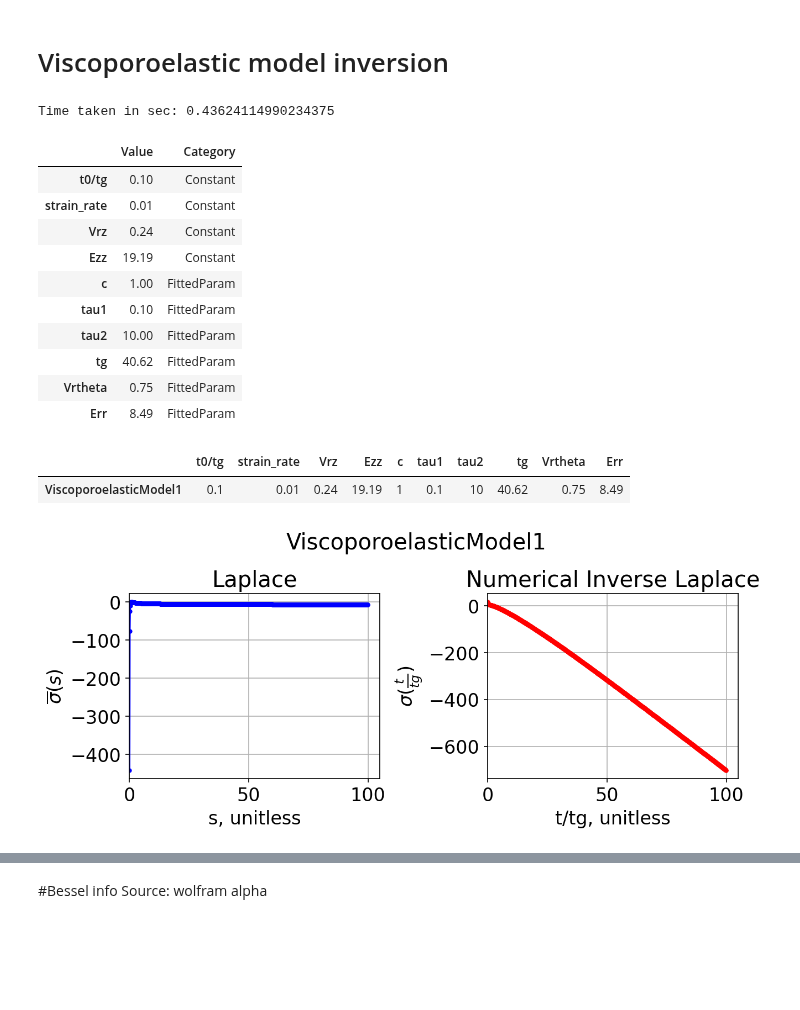
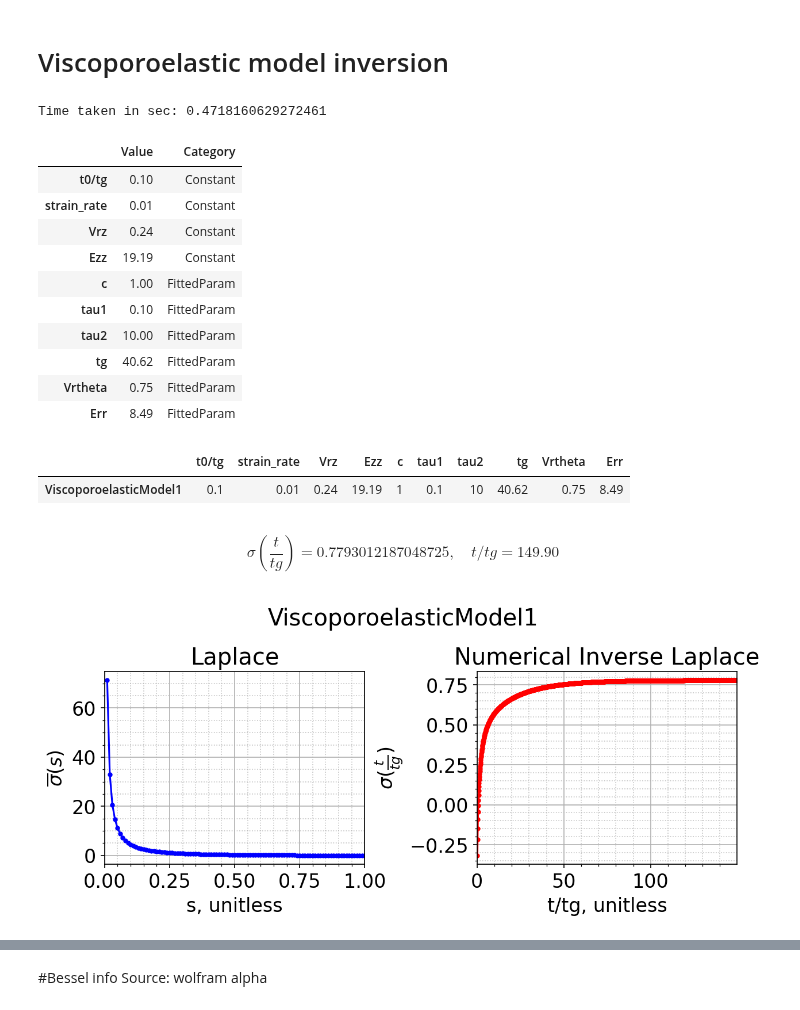
Before and after one commit to ryerrabelli/Yerrabelli-Spector-Poroelastic-Model-Code, a Jupyter notebook: src/ViscoporoelasticInversion.ipynb, the cells around one changed output, grey strips where cells are left out. Drawn from its saved outputs; the diff is of its cells as text; code cells hidden in the pictures; blank space fills up the shorter version.

```diff
--- a/src/ViscoporoelasticInversion.ipynb
+++ b/src/ViscoporoelasticInversion.ipynb
@@ -109,45 +117,51 @@ vpe.Vrtheta =  0.75 #@param {type:"number"}; # Not actually v, but greek nu (rep
 vpe.Err =  8.49 #@param {type:"number"};
 
 # inputting a value of time=0 doesn't error (just returns None/NaN), but takes longer (about 2x as much) on python; not really MATLAB though
-times = np.arange(0.1, 100, 0.1)*tg
+times = np.arange(0.2, 150, 0.1)*tg
 input_times = times
 plot_times  = times/tg
 func = vpe.laplace_value
 func_name = {"t":r"$\sigma(\frac{t}{tg})$", "s":r"$\overline{\sigma}(s)$"}
 x_names   = {"t":"t/tg, unitless", "s":"s, unitless"}
-s_vals = np.arange(0.1, 100, 0.1)
+s_vals = np.arange(0.01, 1.01, 0.01)
 
 
 
 ##%%
 plt.rc('font', size=16)  # default font size is 10
 fig, laplace_vals, inverted_vals_numerical, inverted_vals_analytical=plotting.plot_laplace_analysis(
     func=func, func_name=func_name, x_names=x_names, s_vals=s_vals,
     input_times=input_times, plot_times=plot_times, tg=tg, model_name = vpe.get_model_name())
 
 
+
 df1 = pd.DataFrame({'Constant':vpe.get_predefined_constant_names(),'Value':vpe.get_predefined_constants()})
 df2 = pd.DataFrame({'Fitted':vpe.get_fitted_parameter_names(),'Value':vpe.get_fitted_parameters()})
 df3 = pd.DataFrame({'Value':vpe.get_predefined_constants()+vpe.get_fitted_parameters(),"Category":vpe.get_var_categories()}, index=vpe.get_predefined_constant_names()+vpe.get_fitted_parameter_names())
 display(df3)
 
 display(pd.DataFrame(vpe.get_all_names_and_vars(),index=[vpe.get_model_name()]))
+
+#output = r"\sigma(\frac{t}{tg})=0.7793021503277179 \text{ at } t/tg=150"
+#display(IPython.display.Math(output))
+display(IPython.display.Math(f"{func_name['t'].replace('$','')}={inverted_vals_numerical[-1]}, \quad t/tg={plot_times[-1]:.2f}"))
 # %% [output]
-Time taken in sec: 0.43624114990234375
+Time taken in sec: 0.4718160629272461
 |  | Value | Category |
 | t0/tg | 0.10 | Constant |
 | strain_rate | 0.01 | Constant |
 | Vrz | 0.24 | Constant |
 | Ezz | 19.19 | Constant |
 | c | 1.00 | FittedParam |
 | tau1 | 0.10 | FittedParam |
 | tau2 | 10.00 | FittedParam |
 | tg | 40.62 | FittedParam |
 | Vrtheta | 0.75 | FittedParam |
 | Err | 8.49 | FittedParam |
 |  | t0/tg | strain_rate | Vrz | Ezz | c | tau1 | tau2 | tg | Vrtheta | Err |
 | ViscoporoelasticModel1 | 0.1 | 0.01 | 0.24 | 19.19 | 1 | 0.1 | 10 | 40.62 | 0.75 | 8.49 |
+$$\sigma(\frac{t}{tg})=0.7793012187048725, \quad t/tg=149.90$$
-[figure, old version]
+[figure, new version]
 # %%
 dfs = []
 
```
Also changed, not shown: parts of 4 cells of this notebook, 13 other files.
